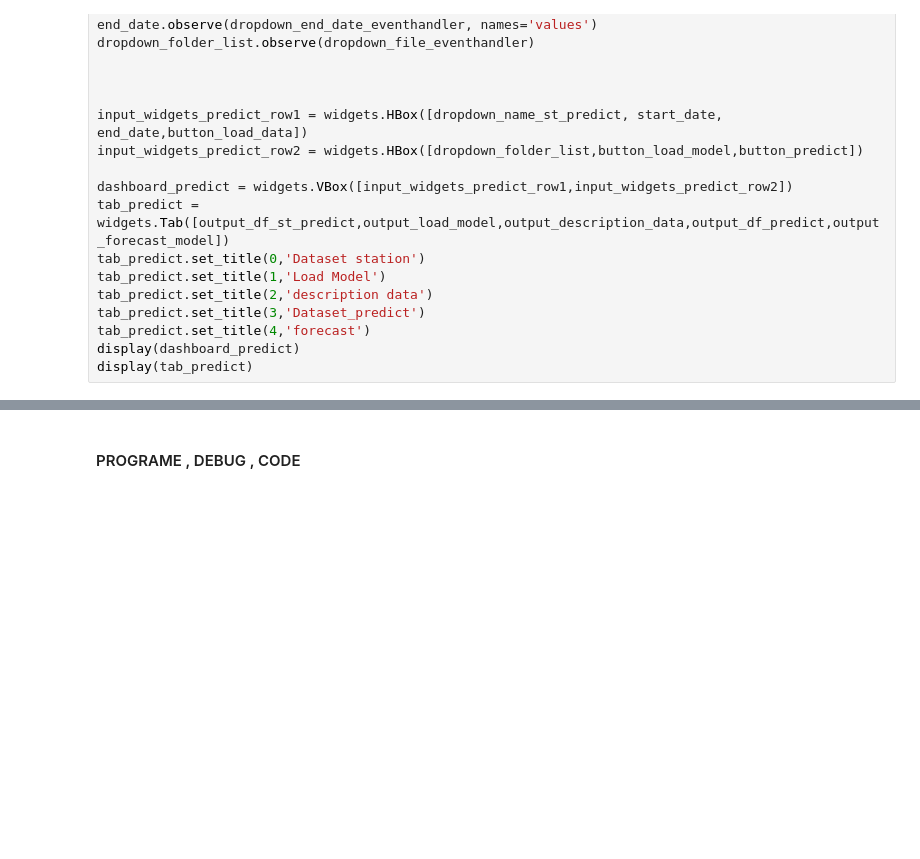
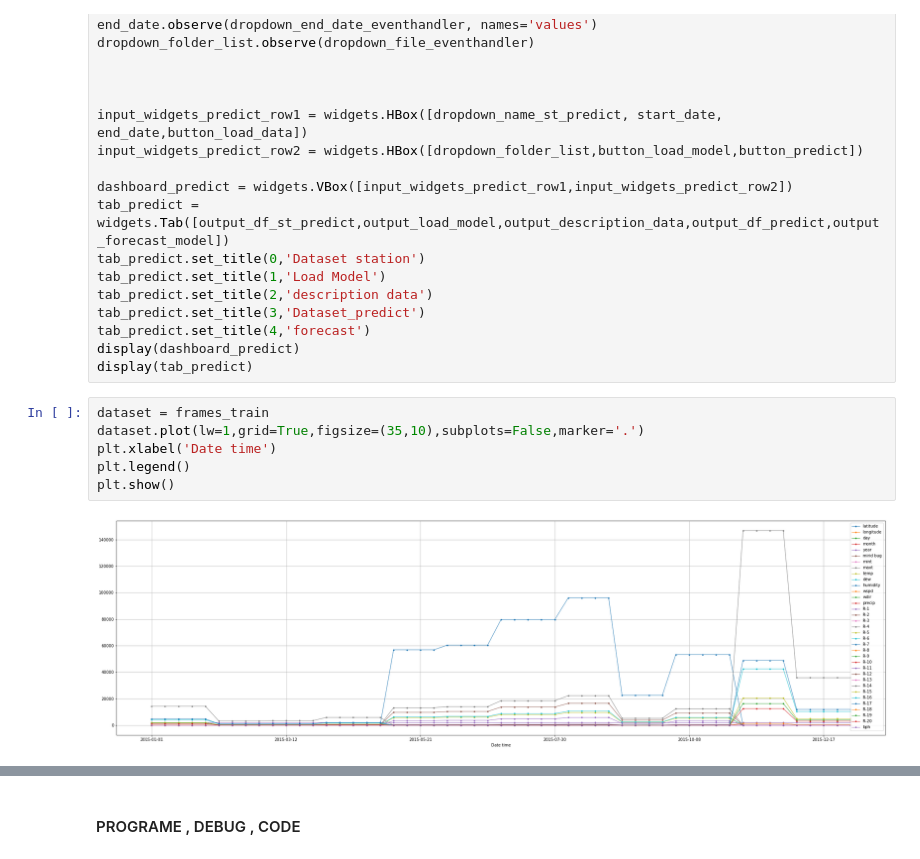
Before and after one commit to D6200763-SUT/SUT_Rice_Project_2021, a Jupyter notebook: Creat_data__Preparation_Mode.ipynb, the cells around one changed output, grey strips where cells are left out. Cells and saved outputs as stored; diff of their text form; blank space fills up the shorter version.

```diff
--- a/Creat_data__Preparation_Mode.ipynb
+++ b/Creat_data__Preparation_Mode.ipynb
@@ -821,3 +827,11 @@ tab_predict.set_title(3,'Dataset_predict')
 tab_predict.set_title(4,'forecast')
 display(dashboard_predict)
 display(tab_predict)
+# %%
+dataset = frames_train
+dataset.plot(lw=1,grid=True,figsize=(35,10),subplots=False,marker='.')
+plt.xlabel('Date time')
+plt.legend()
+plt.show()
+# %% [output]
+[figure, added]
```
Also changed, not shown: parts of 5 cells of this notebook.
